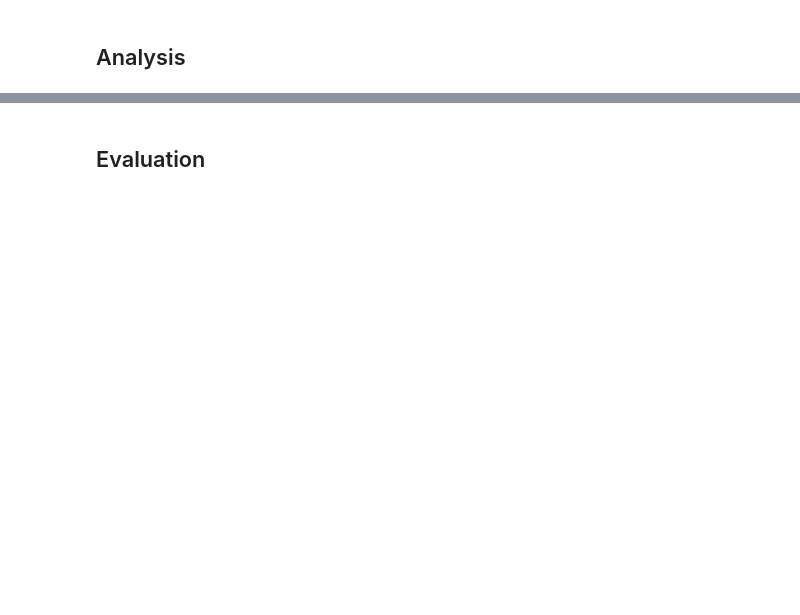
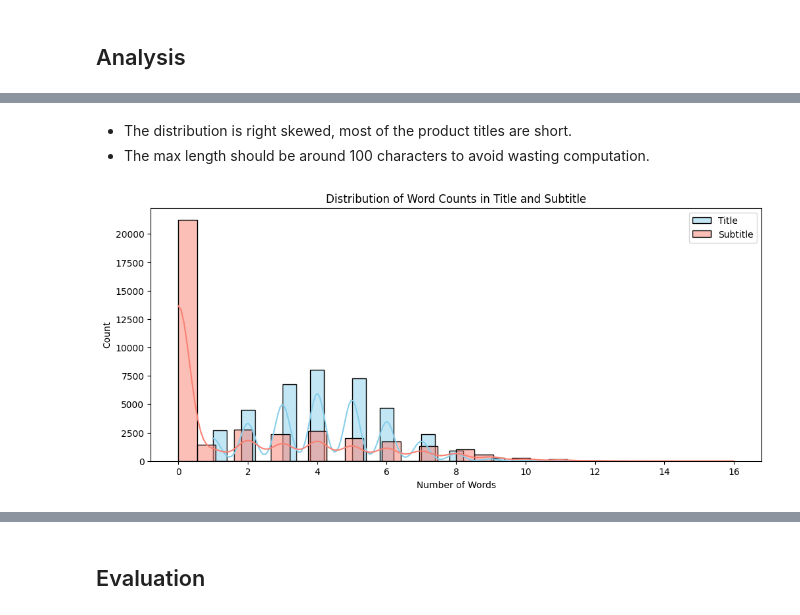
Before and after one commit to vankhoa21991/di-interview-product-classifier, a Jupyter notebook: training/training.ipynb, the cells around one changed output, grey strips where cells are left out. Saved outputs shown, nothing was run; the diff lists cells and outputs as text; code cells hidden in the pictures; blank space fills up the shorter version.

```diff
--- a/training/training.ipynb
+++ b/training/training.ipynb
@@ -109,0 +126,17 @@ plt.show()
+# %% [markdown]
+- The distribution is right skewed, most of the product titles are short.
+- The max length should be around 100 characters to avoid wasting computation.
+# %%
+df_load['title_length'] = df_load['title'].apply(lambda x: len(str(x).split()))
+df_load['subtitle_length'] = df_load['subtitle'].apply(lambda x: len(str(x).split()))
+
+plt.figure(figsize=(12, 5))
+sns.histplot(df_load['title_length'], bins=30, color='skyblue', label='Title', kde=True)
+sns.histplot(df_load['subtitle_length'], bins=30, color='salmon', label='Subtitle', kde=True)
+plt.legend()
+plt.title("Distribution of Word Counts in Title and Subtitle")
+plt.xlabel("Number of Words")
+plt.savefig('word_counts_distribution.png')
+plt.show()
+# %% [output]
+[figure, added]
```
Also changed, not shown: parts of 26 cells of this notebook, 9 other files.
